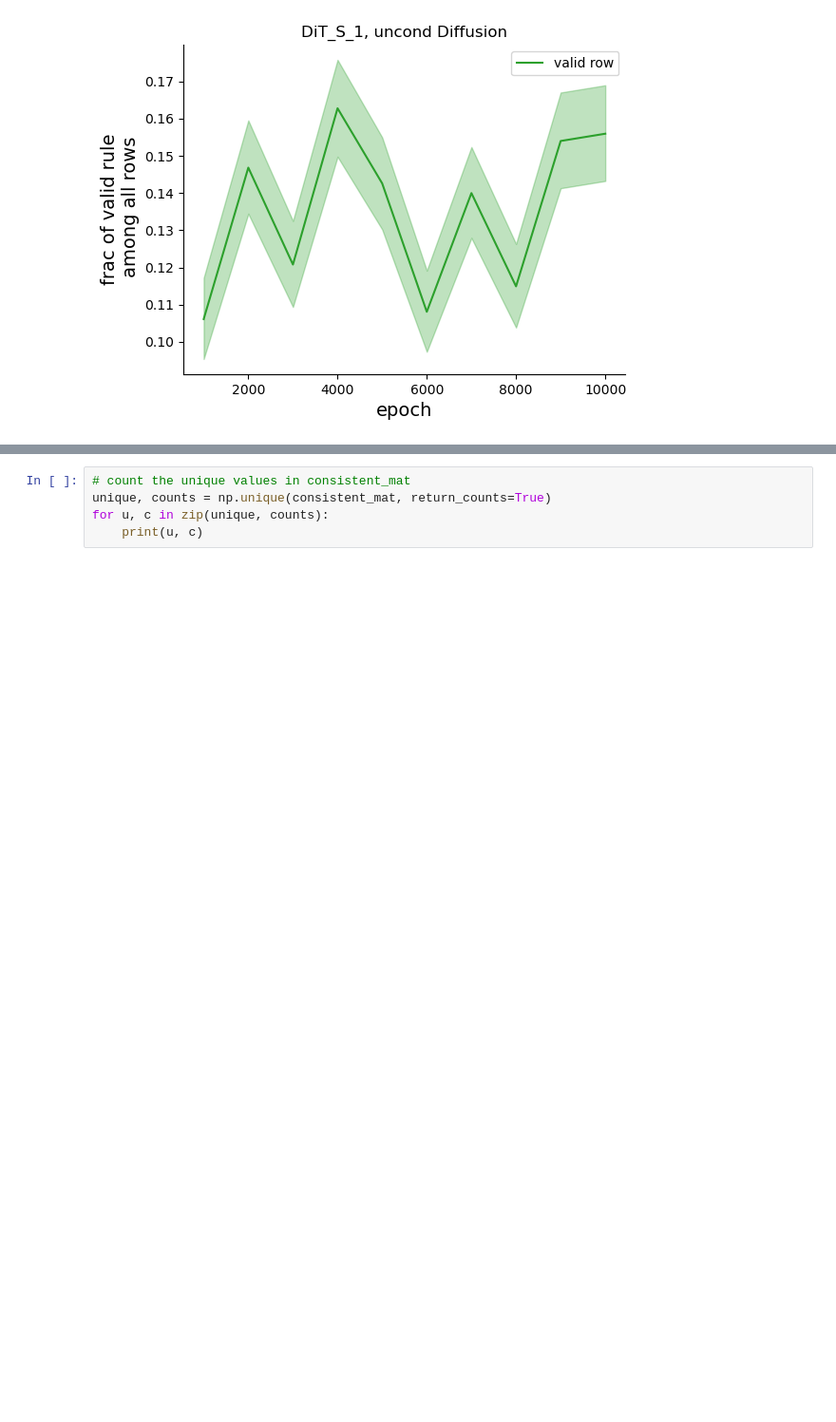
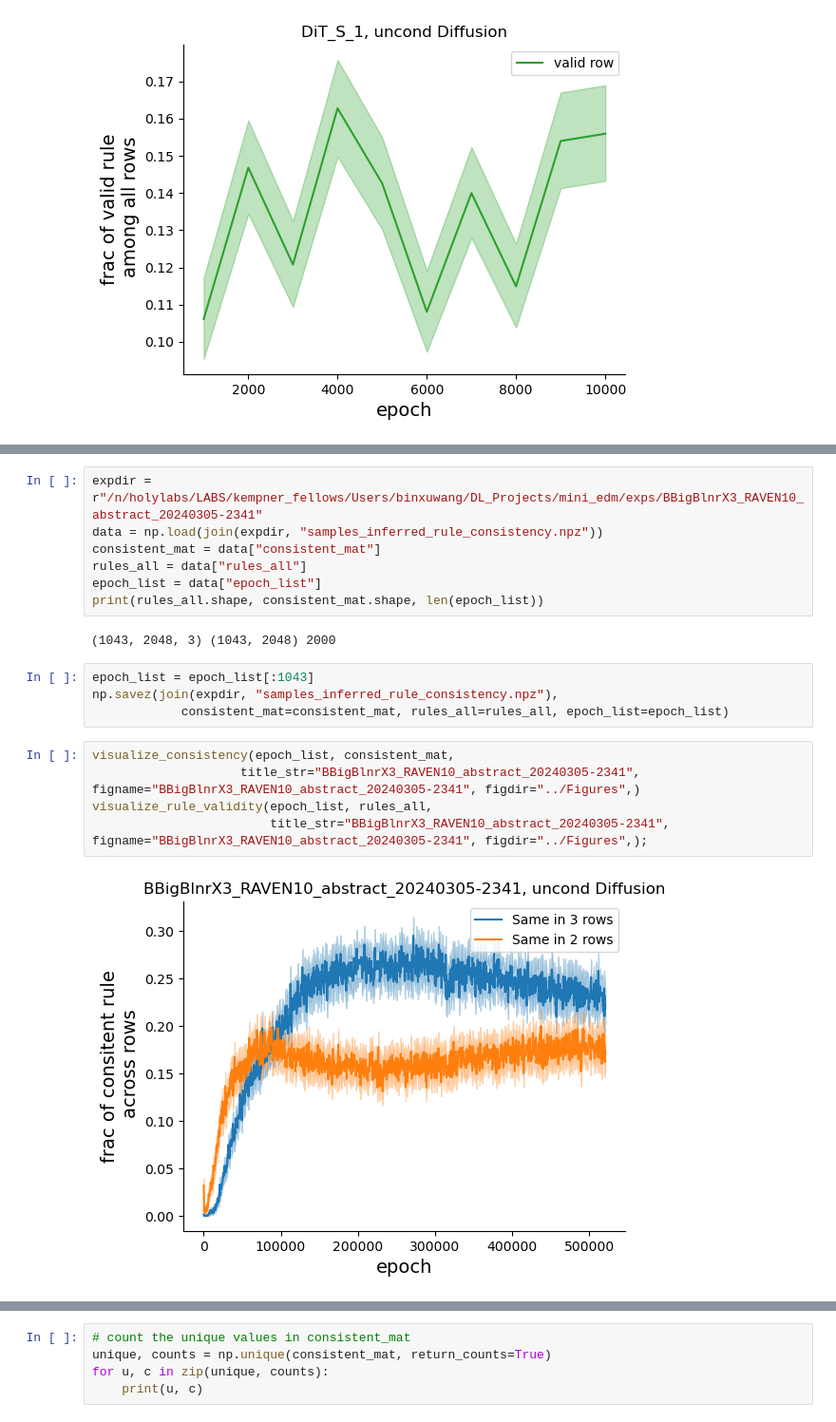
Before and after one commit to Animadversio/DiT, a Jupyter notebook: playground.ipynb, the cells around one changed output, grey strips where cells are left out. Shown: that part at 95% size. Drawn from its saved outputs; the diff is of its cells as text; blank space fills up the shorter version.

```diff
--- a/playground.ipynb
+++ b/playground.ipynb
@@ -516,0 +594,20 @@ visualize_rule_validity(epoch_list, rules_all,
+# %%
+expdir = r"/n/holylabs/LABS/kempner_fellows/Users/binxuwang/DL_Projects/mini_edm/exps/BBigBlnrX3_RAVEN10_abstract_20240305-2341"
+data = np.load(join(expdir, "samples_inferred_rule_consistency.npz"))
+consistent_mat = data["consistent_mat"]
+rules_all = data["rules_all"]
+epoch_list = data["epoch_list"]
+print(rules_all.shape, consistent_mat.shape, len(epoch_list))
+# %% [output]
+(1043, 2048, 3) (1043, 2048) 2000
+# %%
+epoch_list = epoch_list[:1043]
+np.savez(join(expdir, "samples_inferred_rule_consistency.npz"),
+            consistent_mat=consistent_mat, rules_all=rules_all, epoch_list=epoch_list)
+# %%
+visualize_consistency(epoch_list, consistent_mat,
+                    title_str="BBigBlnrX3_RAVEN10_abstract_20240305-2341", figname="BBigBlnrX3_RAVEN10_abstract_20240305-2341", figdir="../Figures",)
+visualize_rule_validity(epoch_list, rules_all,
+                        title_str="BBigBlnrX3_RAVEN10_abstract_20240305-2341", figname="BBigBlnrX3_RAVEN10_abstract_20240305-2341", figdir="../Figures",);
+# %% [output]
+[figure, added]
```
Also changed, not shown: parts of 14 cells of this notebook.
